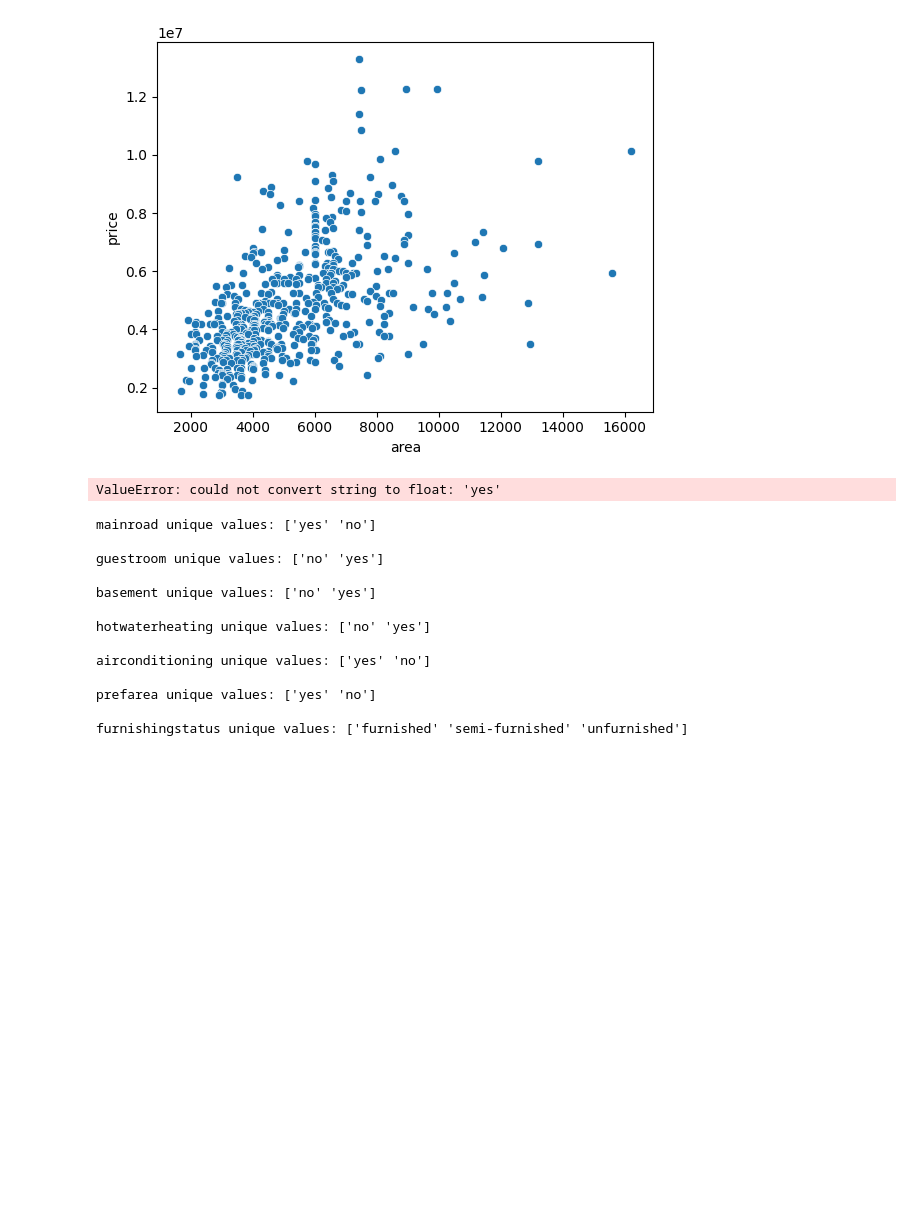
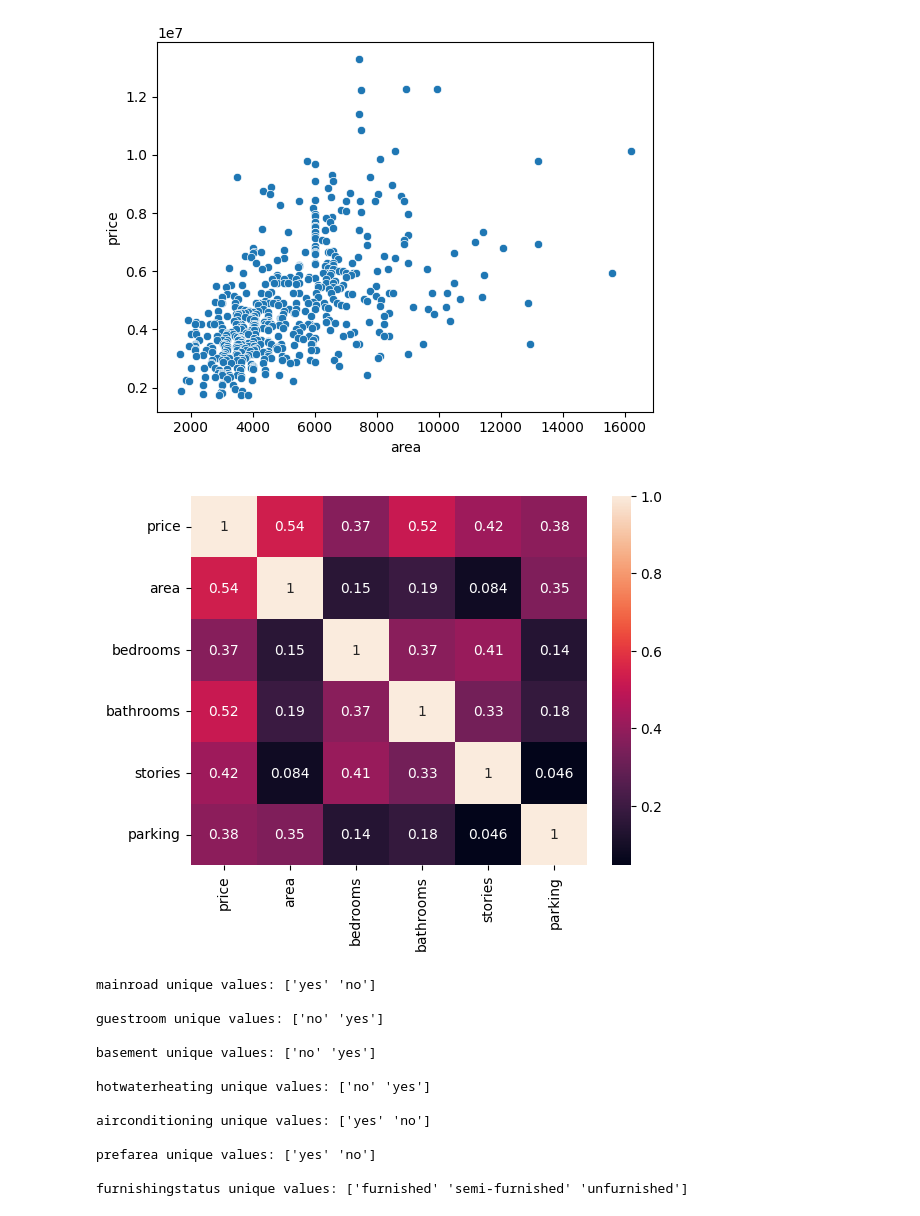
Before and after one commit to tanumeena28/ML-Assi1, a Jupyter notebook: Housing.ipynb, the cells around one changed output. Cells and saved outputs as stored; diff of their text form; code cells hidden in the pictures; blank space fills up the shorter version.

```diff
--- a/Housing.ipynb
+++ b/Housing.ipynb
@@ -133,11 +133,11 @@ plt.show()
 # %% [output]
 [figure]
 # %%
-corr_matrix = df.corr()
+corr_matrix = df.select_dtypes(include='number').corr()
 sns.heatmap(corr_matrix, annot=True)
 plt.show()
 # %% [output]
-ValueError: could not convert string to float: 'yes'
+[figure, added]
 # %%
 cat_cols = df.select_dtypes(include='object').columns
 
```
